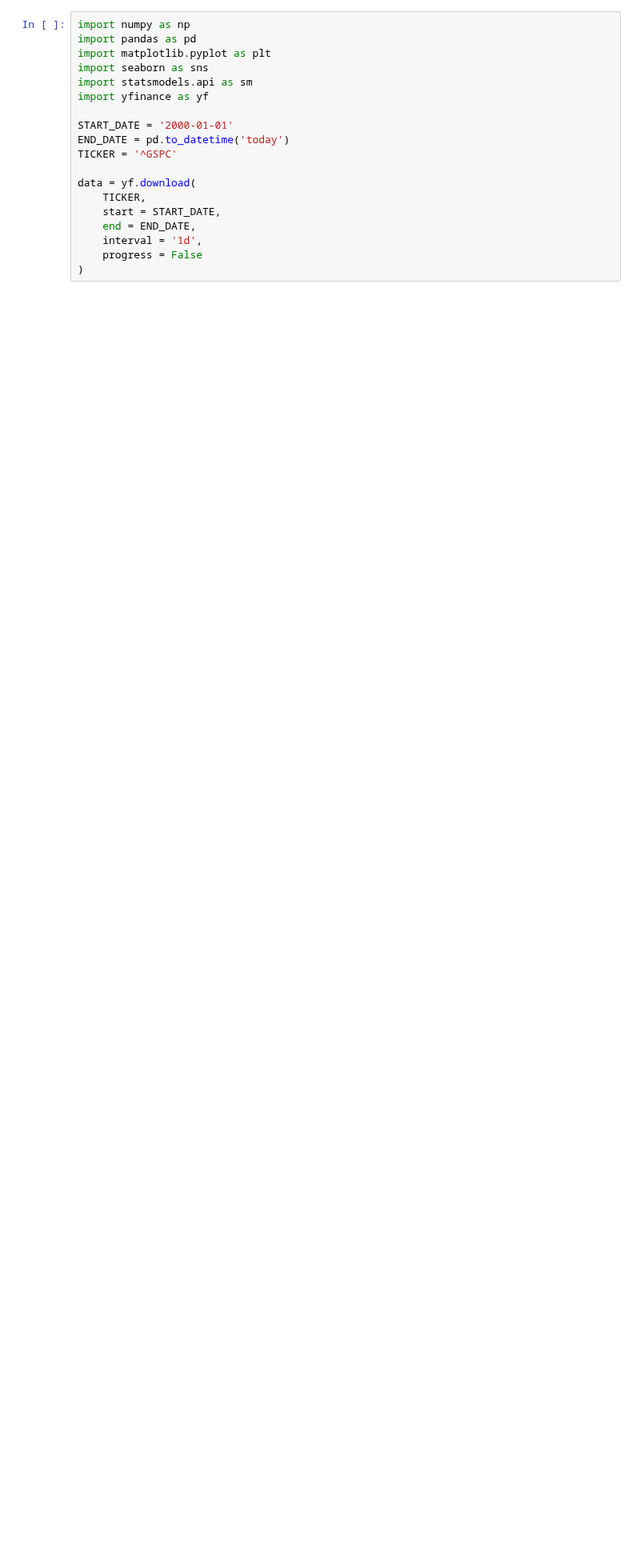
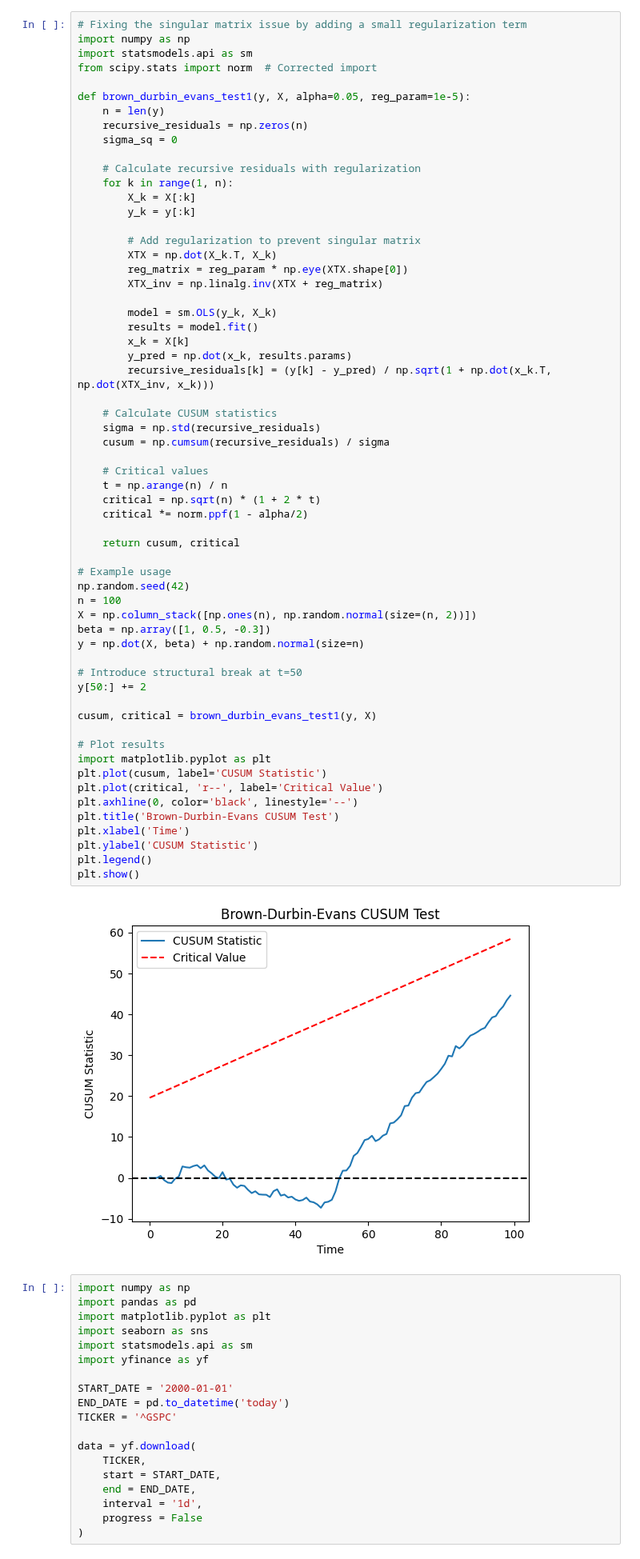
Before and after one commit to wellzero/quant_free, a Jupyter notebook: research/finML/RegimeChange/01CumulativeSumTest.ipynb, the cells around one changed output. Shown at 80% size. Cells and saved outputs as stored; diff of their text form; blank space fills up the shorter version.

```diff
--- a/research/finML/RegimeChange/01CumulativeSumTest.ipynb
+++ b/research/finML/RegimeChange/01CumulativeSumTest.ipynb
@@ -3,3 +120,65 @@
+# %%
+# Fixing the singular matrix issue by adding a small regularization term
+import numpy as np
+import statsmodels.api as sm
+from scipy.stats import norm  # Corrected import
+
+def brown_durbin_evans_test1(y, X, alpha=0.05, reg_param=1e-5):
+    n = len(y)
+    recursive_residuals = np.zeros(n)
+    sigma_sq = 0
+
+    # Calculate recursive residuals with regularization
+    for k in range(1, n):
+        X_k = X[:k]
+        y_k = y[:k]
+
+        # Add regularization to prevent singular matrix
+        XTX = np.dot(X_k.T, X_k)
+        reg_matrix = reg_param * np.eye(XTX.shape[0])
+        XTX_inv = np.linalg.inv(XTX + reg_matrix)
+
+        model = sm.OLS(y_k, X_k)
+        results = model.fit()
+        x_k = X[k]
+        y_pred = np.dot(x_k, results.params)
+        recursive_residuals[k] = (y[k] - y_pred) / np.sqrt(1 + np.dot(x_k.T, np.dot(XTX_inv, x_k)))
+
+    # Calculate CUSUM statistics
+    sigma = np.std(recursive_residuals)
+    cusum = np.cumsum(recursive_residuals) / sigma
+
+    # Critical values
+    t = np.arange(n) / n
+    critical = np.sqrt(n) * (1 + 2 * t)
+    critical *= norm.ppf(1 - alpha/2)
+
+    return cusum, critical
+
+# Example usage
+np.random.seed(42)
+n = 100
+X = np.column_stack([np.ones(n), np.random.normal(size=(n, 2))])
+beta = np.array([1, 0.5, -0.3])
+y = np.dot(X, beta) + np.random.normal(size=n)
+
+# Introduce structural break at t=50
+y[50:] += 2
+
+cusum, critical = brown_durbin_evans_test1(y, X)
+
+# Plot results
+import matplotlib.pyplot as plt
+plt.plot(cusum, label='CUSUM Statistic')
+plt.plot(critical, 'r--', label='Critical Value')
+plt.axhline(0, color='black', linestyle='--')
+plt.title('Brown-Durbin-Evans CUSUM Test')
+plt.xlabel('Time')
+plt.ylabel('CUSUM Statistic')
+plt.legend()
+plt.show()
+# %% [output]
+[figure, added]
 # %%
 import numpy as np
 import pandas as pd
```
Also changed, not shown: parts of 7 cells of this notebook, 8 other files.
